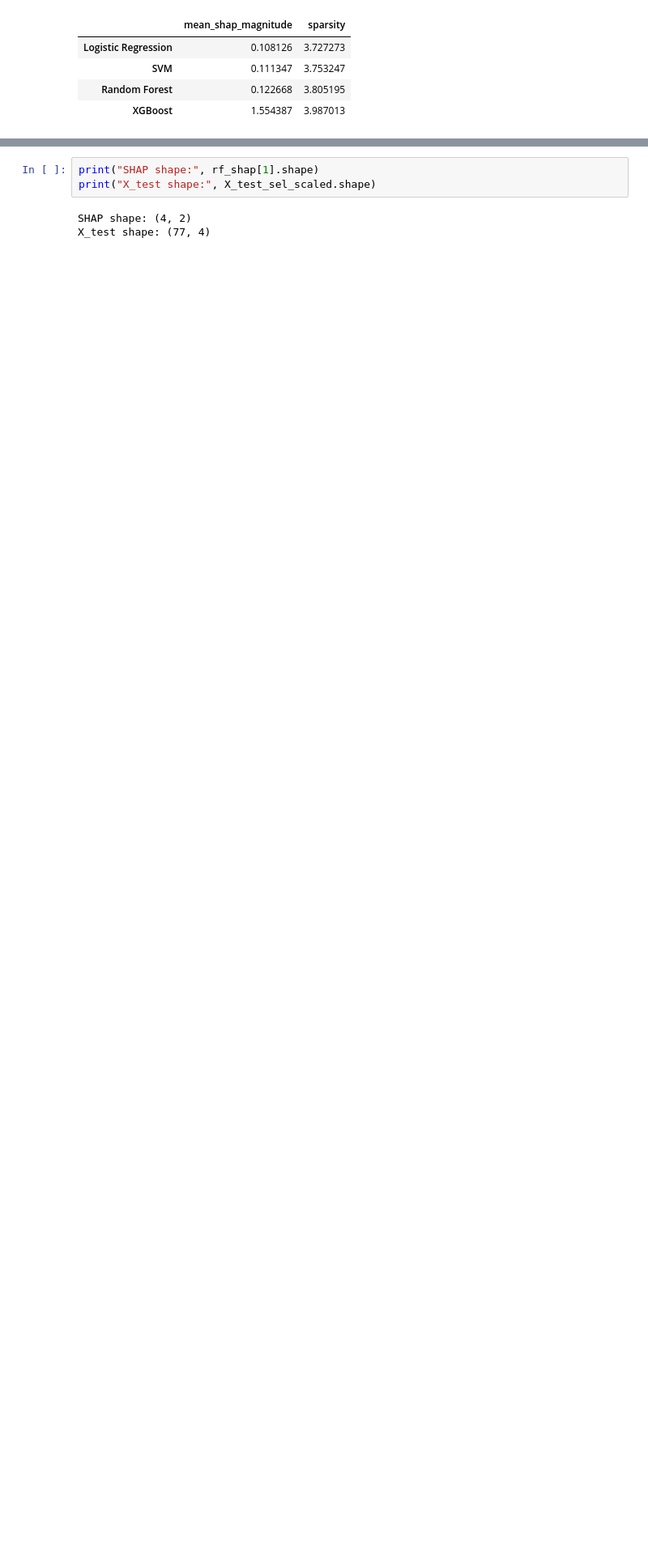
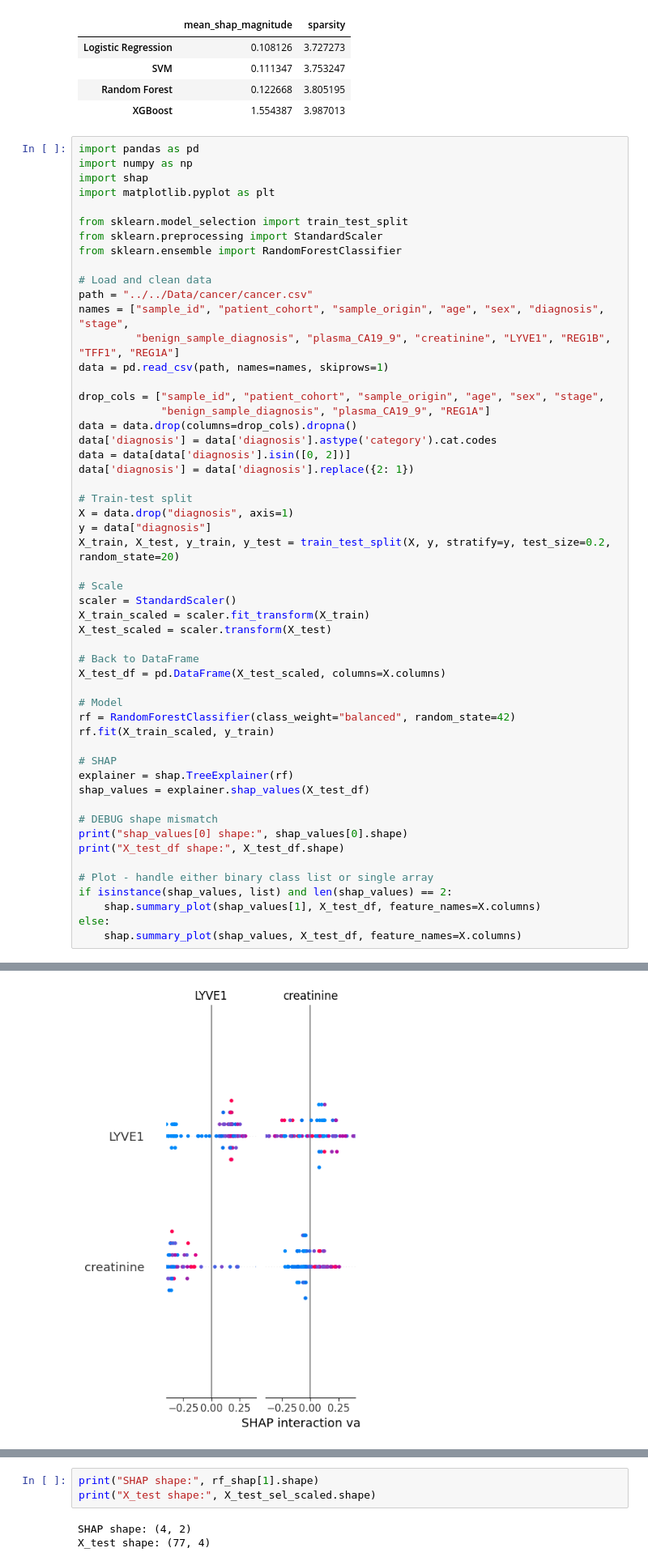
Before and after one commit to JDpodichetty/iRI_2025_AS, a Jupyter notebook: Code/cancer/pancreatic_cancer_code.ipynb, the cells around one changed output, grey strips where cells are left out. Shown at 81% size. Cells and saved outputs as stored; diff of their text form; blank space fills up the shorter version.

```diff
--- a/Code/cancer/pancreatic_cancer_code.ipynb
+++ b/Code/cancer/pancreatic_cancer_code.ipynb
@@ -1333,3 +1527,57 @@ interpret_df  # Display the table
 | SVM | 0.111347 | 3.753247 |
 | Random Forest | 0.122668 | 3.805195 |
 | XGBoost | 1.554387 | 3.987013 |
+# %%
+import pandas as pd
+import numpy as np
+import shap
+import matplotlib.pyplot as plt
+
+from sklearn.model_selection import train_test_split
+from sklearn.preprocessing import StandardScaler
+from sklearn.ensemble import RandomForestClassifier
+
+# Load and clean data
+path = "../../Data/cancer/cancer.csv"
+names = ["sample_id", "patient_cohort", "sample_origin", "age", "sex", "diagnosis", "stage",
+         "benign_sample_diagnosis", "plasma_CA19_9", "creatinine", "LYVE1", "REG1B", "TFF1", "REG1A"]
+data = pd.read_csv(path, names=names, skiprows=1)
+
+drop_cols = ["sample_id", "patient_cohort", "sample_origin", "age", "sex", "stage",
+             "benign_sample_diagnosis", "plasma_CA19_9", "REG1A"]
+data = data.drop(columns=drop_cols).dropna()
+data['diagnosis'] = data['diagnosis'].astype('category').cat.codes
+data = data[data['diagnosis'].isin([0, 2])]
+data['diagnosis'] = data['diagnosis'].replace({2: 1})
+
+# Train-test split
+X = data.drop("diagnosis", axis=1)
+y = data["diagnosis"]
+X_train, X_test, y_train, y_test = train_test_split(X, y, stratify=y, test_size=0.2, random_state=20)
+
+# Scale
+scaler = StandardScaler()
+X_train_scaled = scaler.fit_transform(X_train)
+X_test_scaled = scaler.transform(X_test)
+
+# Back to DataFrame
+X_test_df = pd.DataFrame(X_test_scaled, columns=X.columns)
+
+# Model
+rf = RandomForestClassifier(class_weight="balanced", random_state=42)
+rf.fit(X_train_scaled, y_train)
+
+# SHAP
+explainer = shap.TreeExplainer(rf)
+shap_values = explainer.shap_values(X_test_df)
+
+# DEBUG shape mismatch
+print("shap_values[0] shape:", shap_values[0].shape)
+print("X_test_df shape:", X_test_df.shape)
+
+# Plot - handle either binary class list or single array
+if isinstance(shap_values, list) and len(shap_values) == 2:
+    shap.summary_plot(shap_values[1], X_test_df, feature_names=X.columns)
+else:
+    shap.summary_plot(shap_values, X_test_df, feature_names=X.columns)
+# %% [output]
@@ -1336,3 +1586,4 @@ interpret_df  # Display the table
+[figure, added]
 # %%
 import matplotlib.pyplot as plt
 
```
Also changed, not shown: parts of 7 cells of this notebook.
